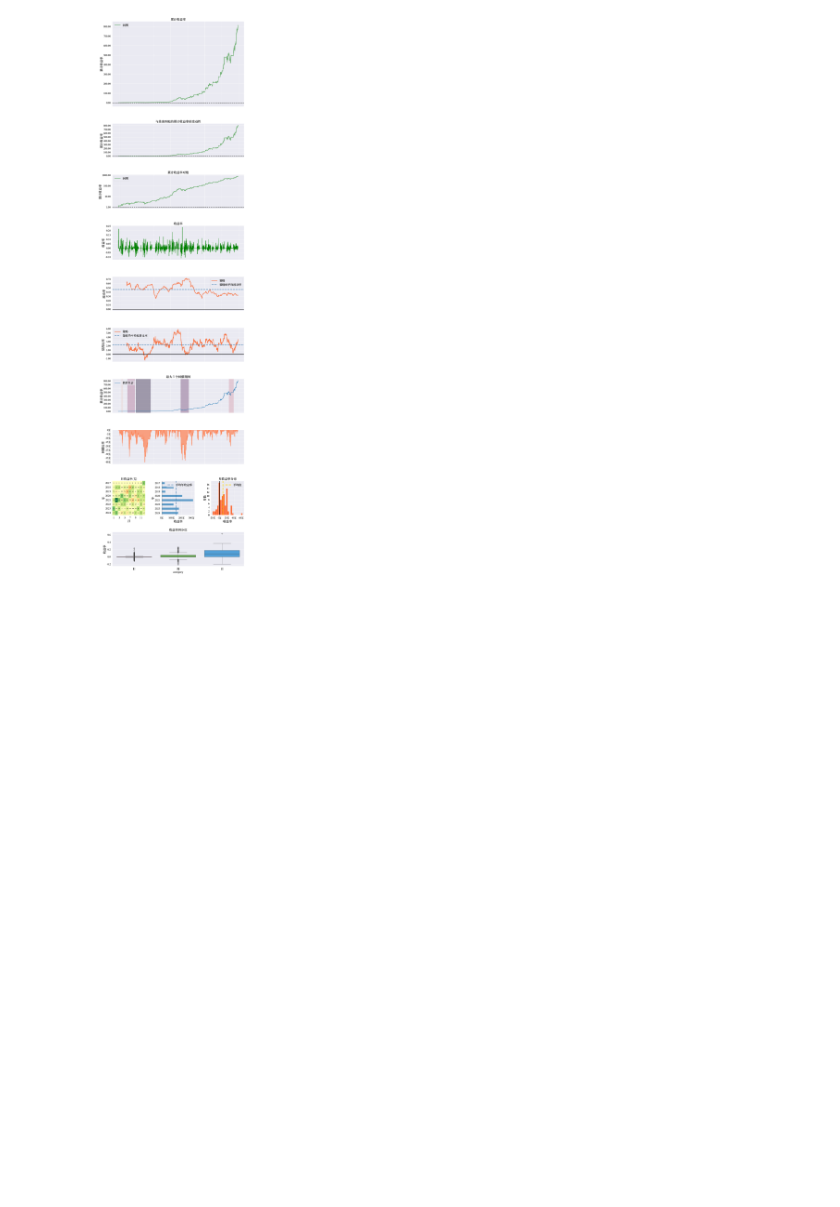
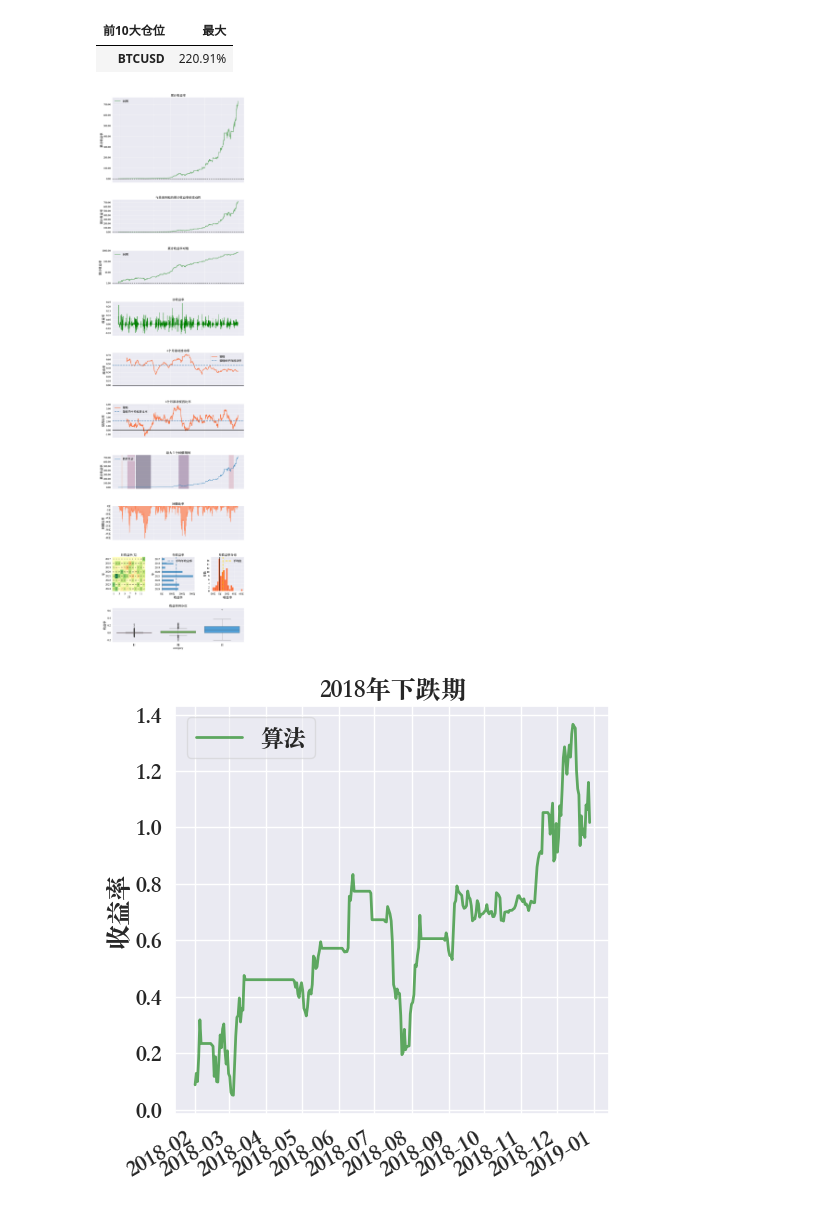
Before and after one commit to franklili3/MoneyDoubleSignal, a Jupyter notebook: analysis_bitcoin_srategy_backtest.ipynb, the cells around one changed output. Drawn from its saved outputs; the diff is of its cells as text; code cells hidden in the pictures; blank space fills up the shorter version.

```diff
--- a/analysis_bitcoin_srategy_backtest.ipynb
+++ b/analysis_bitcoin_srategy_backtest.ipynb
@@ -11,6 +11,52 @@ warnings.filterwarnings('ignore')
 bitcoin_strategy_backtest = pd.read_csv('bitcoin_strategy_backtest.csv', index_col=0, parse_dates=True)
 returns = bitcoin_strategy_backtest['returns']
 #print(returns.head())
-pf.create_returns_tear_sheet(returns)
+#plt.show()
+
+bitcoin_strategy_backtest['positions'] = bitcoin_strategy_backtest['positions'].apply(lambda x: x.replace("'", '"'))
+bitcoin_strategy_backtest['transactions'] = bitcoin_strategy_backtest['transactions'].apply(lambda x: x.replace("'", '"'))
+bitcoin_strategy_backtest['transactions'] = bitcoin_strategy_backtest['transactions'].apply(lambda x: x.replace("datetime.", '"datetime.'))
+bitcoin_strategy_backtest['transactions'] = bitcoin_strategy_backtest['transactions'].apply(lambda x: x.replace(")", ')"'))
+
+positions = bitcoin_strategy_backtest[['positions', 'ending_cash']]
+position_data = json.loads(positions.iloc[1, 0])
+
+symbol = position_data[0]['symbol']
+positions_edited = pd.DataFrame(0, index = positions.index, columns = [[symbol, 'cash']])
+for index, row in positions.iterrows():
+    position_data = json.loads(row['positions'])
+
+    if position_data:
+        positions_edited.loc[index, symbol] = position_data[0]['market_value']
+    positions_edited.loc[index, 'cash'] = int(row['ending_cash'])
+print(positions_edited.head())
+
+transactions = bitcoin_strategy_backtest[['transactions']]
+transactions_edited = pd.DataFrame(np.nan, index = transactions.index, columns = [['amount', 'price', 'symbol']])
+transactions_edited['symbol'] = transactions_edited['symbol'].astype(str)
+
+for index, row in transactions.iterrows():
+    #print('index: ', index, "row['transactions']: ", row['transactions'])
+    transactions_data = json.loads(row['transactions'])
+    if transactions_data:
+        transactions_edited.loc[index, 'price'] = float(transactions_data[0]['price'])
+        transactions_edited.loc[index, 'amount'] = transactions_data[0]['amount']
+        transactions_edited.loc[index, 'symbol'] = symbol
+    else:
+        transactions_edited.loc[index, 'price'] = 0
+        transactions_edited.loc[index, 'amount'] = 0
+        transactions_edited.loc[index, 'symbol'] = symbol
+transactions_edited = transactions_edited.dropna()
+#print(returns.head())
+#print(positions.head())
+#print(transactions_edited.dtypes)
+#pf.create_returns_tear_sheet(returns,
+#                          positions=positions_edited,
+#                          transactions=transactions_edited)
+#                          slippage=1)
+pf.create_full_tear_sheet(returns,
+                          positions=positions_edited,
+                          transactions=transactions_edited,
+                          slippage=10)
 plt.show()
 # %% [output]
@@ -40 +111,4 @@ plt.show()
+| 前10大仓位 | 最大 |
+| BTCUSD | 220.91% |
-[figure, old version]
+[figure, new version]
+[figure, added]
```
Also changed, not shown: parts of 2 cells of this notebook.
